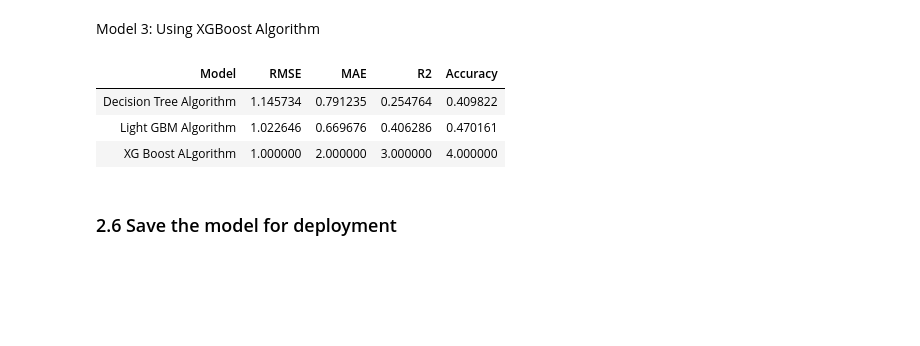
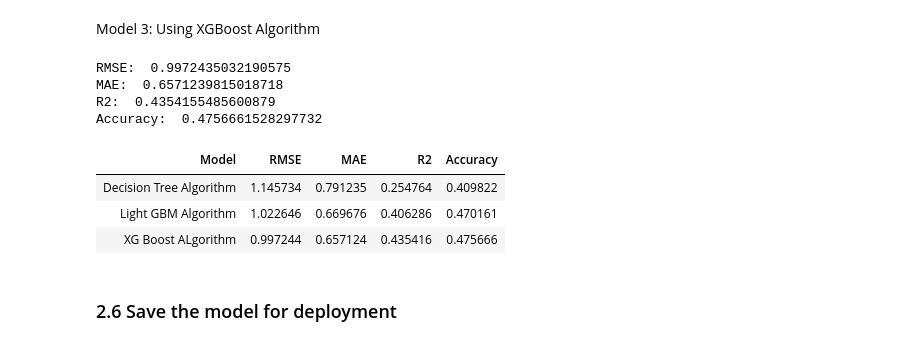
Before and after one commit to s3822042/asm3_pds, a Jupyter notebook: assignment3.ipynb, the cells around one changed output. Cells and saved outputs as stored; diff of their text form; code cells hidden in the pictures; blank space fills up the shorter version.

```diff
--- a/assignment3.ipynb
+++ b/assignment3.ipynb
@@ -879,7 +879,7 @@ XGBR_searchCV = RandomizedSearchCV(
     estimator = xgbr,
     param_distributions = paramXGBR,
     scoring = 'accuracy',
-    n_iter = 10,
+    n_iter = 5,
     n_jobs = -1,
     random_state=42
 )
@@ -954,21 +982,26 @@ print('RMSE: ', xgbr_rmse)
 print('MAE: ', xgbr_mae)
 print('R2: ', xgbr_r2)
 print('Accuracy: ', xgbr_accuracy)
+# %% [output]
+RMSE:  0.9972435032190575
+MAE:  0.6571239815018718
+R2:  0.4354155485600879
+Accuracy:  0.4756661528297732
 # %%
 model_metric = {
     'Model': ['Decision Tree Algorithm', 'Light GBM Algorithm', 'XG Boost ALgorithm'],
-    'RMSE': [dt_rmse,lgbm_rmse , 1],
-    'MAE': [dt_mae, lgbm_mae, 2],
-    'R2': [dt_r2, lgbm_r2, 3],
-    'Accuracy': [dt_accuracy,lgbm_accuracy,4]
+    'RMSE': [dt_rmse,lgbm_rmse , xgbr_rmse],
+    'MAE': [dt_mae, lgbm_mae, xgbr_mae],
+    'R2': [dt_r2, lgbm_r2, xgbr_r2],
+    'Accuracy': [dt_accuracy,lgbm_accuracy,xgbr_accuracy]
 }
 model_df = pd.DataFrame(data = model_metric)
 model_df.style.background_gradient().hide_index()
 # %% [output]
 | Model | RMSE | MAE | R2 | Accuracy |
 | Decision Tree Algorithm | 1.145734 | 0.791235 | 0.254764 | 0.409822 |
 | Light GBM Algorithm | 1.022646 | 0.669676 | 0.406286 | 0.470161 |
-| XG Boost ALgorithm | 1.000000 | 2.000000 | 3.000000 | 4.000000 |
+| XG Boost ALgorithm | 0.997244 | 0.657124 | 0.435416 | 0.475666 |
 # %% [markdown]
 ### 2.6 Save the model for deployment
 # %% [markdown]
```
Also changed, not shown: parts of 3 cells of this notebook, 2 other files.
